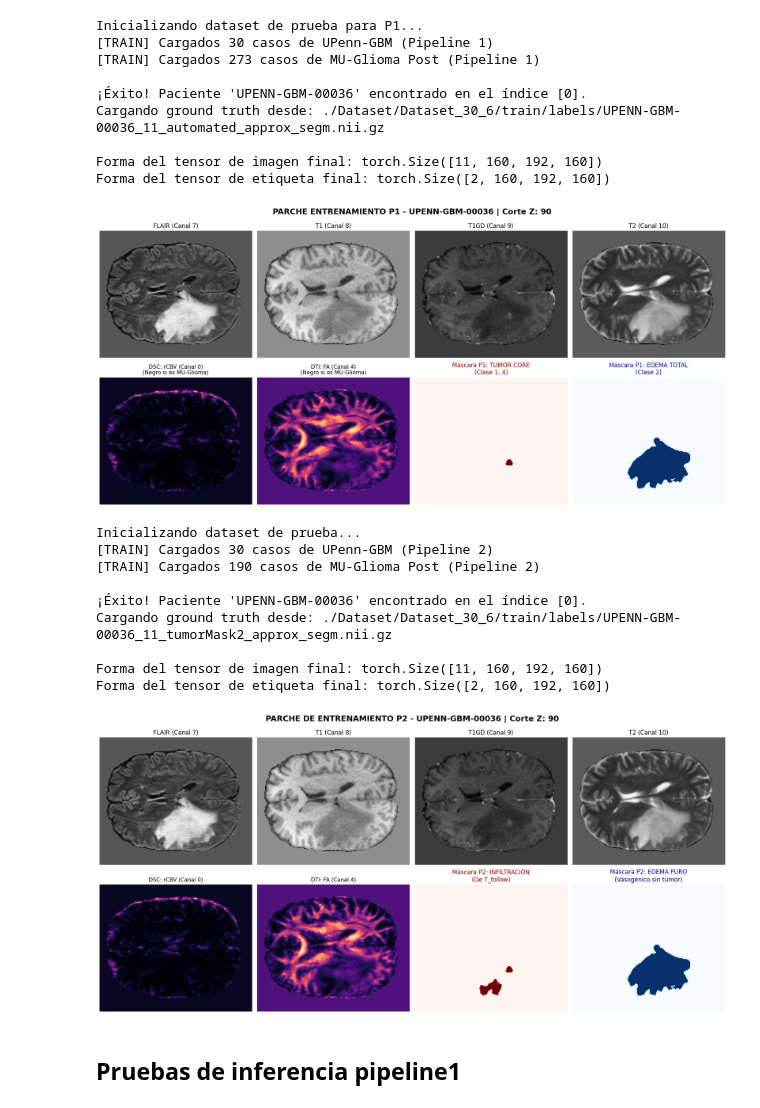
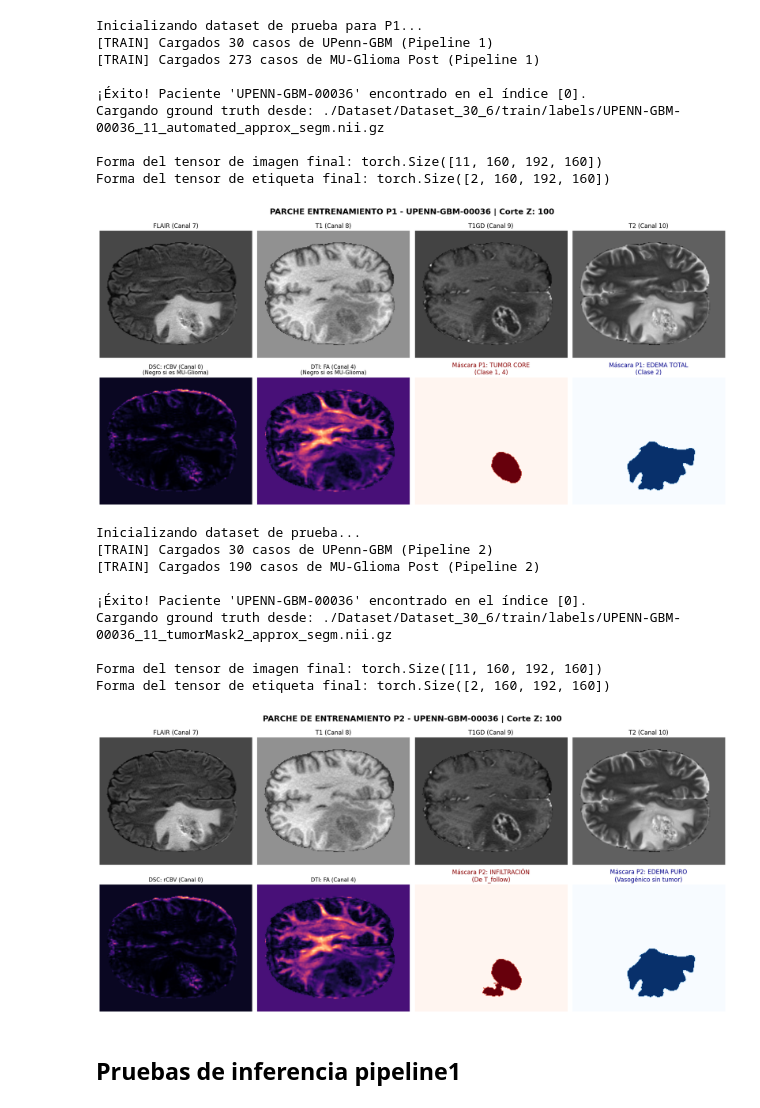
Before and after one commit to GBM-images-research/Swin_transformer_UPennGBM, a Jupyter notebook: carga_de_datos.ipynb, the cells around one changed output. Cells and saved outputs as stored; diff of their text form; code cells hidden in the pictures.

```diff
--- a/carga_de_datos.ipynb
+++ b/carga_de_datos.ipynb
@@ -22,7 +22,7 @@ MUGLIOMA_DIR = "./Dataset/MU_glioma/"
 PIPELINE = 1  # Pipeline 1 (Tumor Core vs Edema Total)
 
 # Definir el paciente exacto que queremos buscar
-# ID_BUSCADO = "PatientID_0005"
+# ID_BUSCADO = "PatientID_0010"
 ID_BUSCADO = "UPENN-GBM-00036"
 
 # 2. Definir las transformaciones de PRUEBA DE ENTRENAMIENTO
@@ -126,7 +126,7 @@ if indice_encontrado is not None:
 
     # El corte central del parche ahora siempre será 32 (la mitad de 64)
     if myset == val_transform:
-        corte_z = 90 #imagen.shape[-1] // 2
+        corte_z = 100 #imagen.shape[-1] // 2
     else:
         corte_z = 32 #imagen.shape[-1] // 2
 
@@ -147,34 +147,34 @@ if indice_encontrado is not None:
     axes[1, 0].axis("off")
 
     axes[1, 1].imshow(imagen[4, :, :, corte_z].numpy(), cmap="magma")
     axes[1, 1].set_title('DTI: FA (Canal 4)\n(Negro si es MU-Glioma)', fontsize=11)
     axes[1, 1].axis("off")
 
     # Máscaras del PIPELINE 1 (Aquí cambia el significado de los colores)
     axes[1, 2].imshow(etiqueta[0, :, :, corte_z].numpy(), cmap="Reds")
     axes[1, 2].set_title('Máscara P1: TUMOR CORE\n(Clase 1, 4)', fontsize=12, color='darkred')
     axes[1, 2].axis("off")
 
     axes[1, 3].imshow(etiqueta[1, :, :, corte_z].numpy(), cmap="Blues")
     axes[1, 3].set_title('Máscara P1: EDEMA TOTAL\n(Clase 2)', fontsize=12, color='darkblue')
     axes[1, 3].axis("off")
 
     plt.tight_layout()
     plt.show()
 
 else:
     print(f"\n❌ Error: El paciente '{ID_BUSCADO}' no se encuentra en el dataset cargado.")
 # %% [output]
 Inicializando dataset de prueba para P1...
 [TRAIN] Cargados 30 casos de UPenn-GBM (Pipeline 1)
 [TRAIN] Cargados 273 casos de MU-Glioma Post (Pipeline 1)
 
 ¡Éxito! Paciente 'UPENN-GBM-00036' encontrado en el índice [0].
 Cargando ground truth desde: ./Dataset/Dataset_30_6/train/labels/UPENN-GBM-00036_11_automated_approx_segm.nii.gz
 
 Forma del tensor de imagen final: torch.Size([11, 160, 192, 160])
 Forma del tensor de etiqueta final: torch.Size([2, 160, 192, 160])
-[figure, old version]
+[figure, new version]
 # %%
 # 1. Definir Rutas (Ajusta estas a tus directorios reales)
 UPENN_DIR = "./Dataset/Dataset_30_6/"
@@ -183,7 +183,7 @@ PIPELINE = 2  # Pipeline 2 (Infiltración vs Edema Puro)
 
 # Definir el paciente exacto que queremos buscar
 ID_BUSCADO = "UPENN-GBM-00036"
-# ID_BUSCADO = "PatientID_0060"
+# ID_BUSCADO = "PatientID_0010"
 
 # 2. Definir las transformaciones de PRUEBA DE ENTRENAMIENTO
 # (Simulamos exactamente lo que verá la red en el paso forward)
@@ -286,7 +286,7 @@ if indice_encontrado is not None:
 
     # El corte central del parche ahora será 32 (la mitad de 64)
     if myset == val_transform:
-        corte_z = 90 #imagen.shape[-1] // 2
+        corte_z = 100 #imagen.shape[-1] // 2
     else:
         corte_z = 32 #imagen.shape[-1] // 2
 
@@ -334,7 +334,7 @@ Cargando ground truth desde: ./Dataset/Dataset_30_6/train/labels/UPENN-GBM-00036
 
 Forma del tensor de imagen final: torch.Size([11, 160, 192, 160])
 Forma del tensor de etiqueta final: torch.Size([2, 160, 192, 160])
-[figure, old version]
+[figure, new version]
 # %% [markdown]
 ## Pruebas de inferencia pipeline1
 # %%
```
Also changed, not shown: parts of 3 cells of this notebook, 5 other files.
